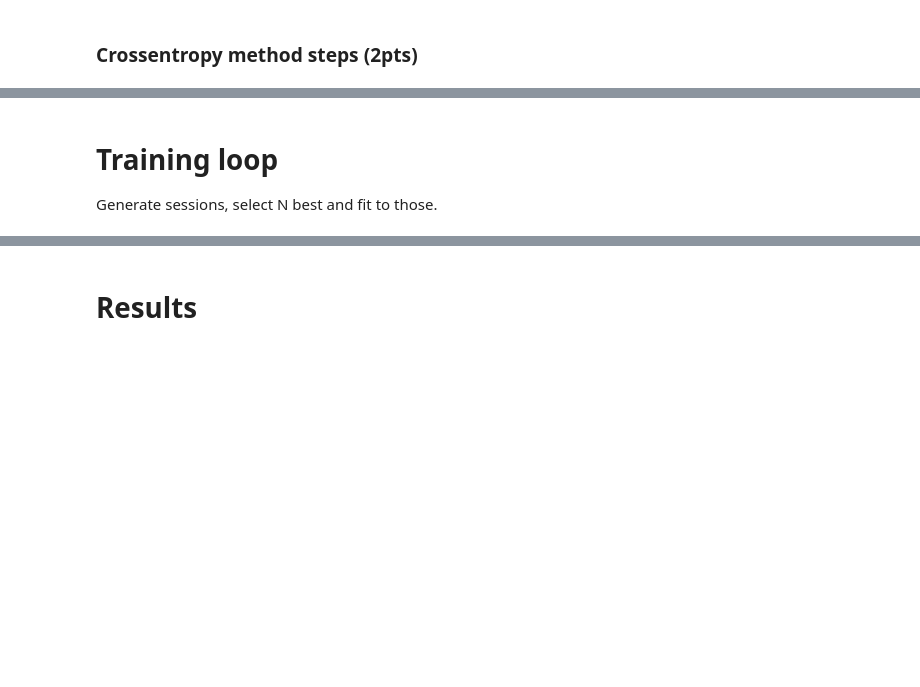
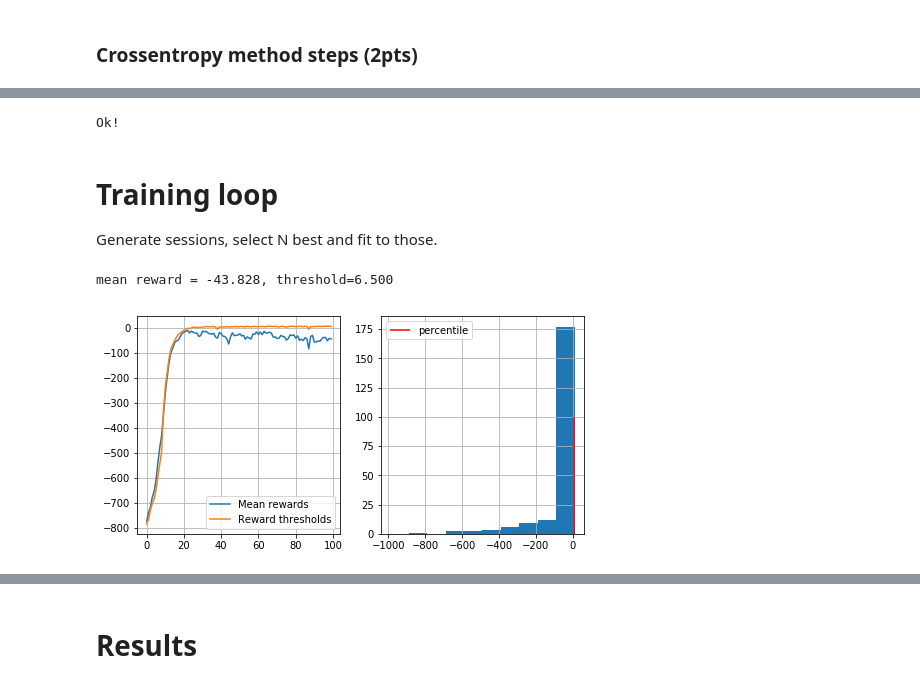
Before and after one commit to Maverobot/Practical_RL, a Jupyter notebook: week1_intro/crossentropy_method.ipynb, the cells around one changed output, grey strips where cells are left out. Saved outputs shown, nothing was run; the diff lists cells and outputs as text; code cells hidden in the pictures; blank space fills up the shorter version.

```diff
--- a/week1_intro/crossentropy_method.ipynb
+++ b/week1_intro/crossentropy_method.ipynb
@@ -122,9 +122,8 @@ def select_elites(states_batch,actions_batch,rewards_batch,percentile=50):
     reward_threshold = np.percentile(rewards_batch, percentile)
 
     elite_states  = list(chain.from_iterable([s for s, r in zip(states_batch, rewards_batch) if r >= reward_threshold]))
-    elite_actions = list(chain.from_iterable([a for a, r in zip(actions_batch, rewards_batch) if r > reward_threshold]))
-    print(elite_states)
-    print(elite_actions)
+    elite_actions = list(chain.from_iterable([a for a, r in zip(actions_batch, rewards_batch) if r >= reward_threshold]))
+
     return elite_states,elite_actions
 # %%
 states_batch = [
@@ -190,7 +181,20 @@ def update_policy(elite_states,elite_actions):
 
     new_policy = np.zeros([n_states,n_actions])
 
-    <Your code here: update probabilities for actions given elite states & actions>
+    occurrances = np.zeros(n_states)
+
+    for index, state in enumerate(elite_states):
+        new_policy[state, elite_actions[index]] += 1
+        occurrances[state] += 1
+
+    for index in range(n_states):
+        if occurrances[index] == 0:
+            new_policy[index, :] = 1.0 / n_actions
+        else:
+            new_policy[index, :] /= occurrances[index]
+
+
+    #<Your code here: update probabilities for actions given elite states & actions>
     #Don't forget to set 1/n_actions for all actions in unvisited states.
 
 
@@ -212,6 +216,8 @@ reference_answer = np.array([
        [ 0.        ,  0.        ,  0.        ,  0.5       ,  0.5       ]])
 assert np.allclose(new_policy[:4,:5],reference_answer)
 print("Ok!")
+# %% [output]
+Ok!
 # %% [markdown]
 # Training loop
 Generate sessions, select N best and fit to those.
@@ -250,24 +256,27 @@ policy = np.ones([n_states,n_actions])/n_actions
 # %%
 n_sessions = 250  #sample this many sessions
 percentile = 50  #take this percent of session with highest rewards
 learning_rate = 0.5  #add this thing to all counts for stability
 
 log = []
 
 for i in range(100):
 
-    %time sessions = [<generate a list of n_sessions new sessions>]
+    %time sessions = [generate_session(policy) for i in range(n_sessions)]
 
     states_batch,actions_batch,rewards_batch = zip(*sessions)
 
-    elite_states, elite_actions = <select elite states/actions>
+    elite_states, elite_actions = select_elites(states_batch, actions_batch, rewards_batch, percentile)
 
-    new_policy = <compute new policy>
+    new_policy = update_policy(elite_states, elite_actions)
 
     policy = learning_rate*new_policy + (1-learning_rate)*policy
 
     #display results on chart
     show_progress(rewards_batch,log)
+# %% [output]
+mean reward = -43.828, threshold=6.500
+[figure, added]
 # %% [markdown]
 # Digging deeper: approximate crossentropy with neural nets
 
```
Also changed, not shown: parts of 4 cells of this notebook.
